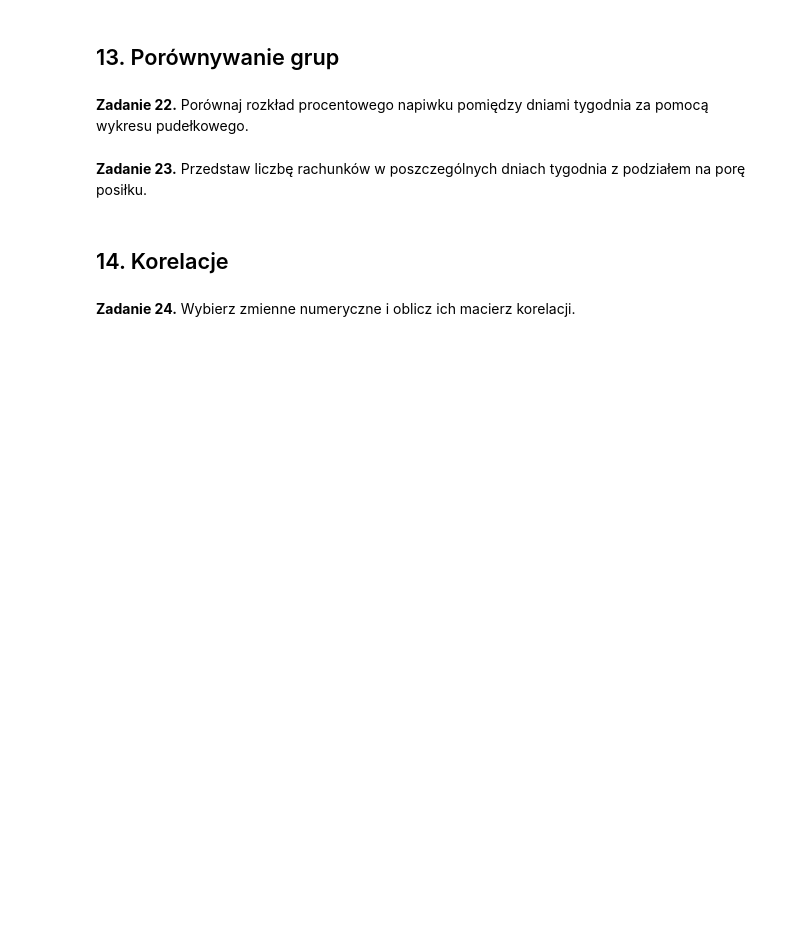
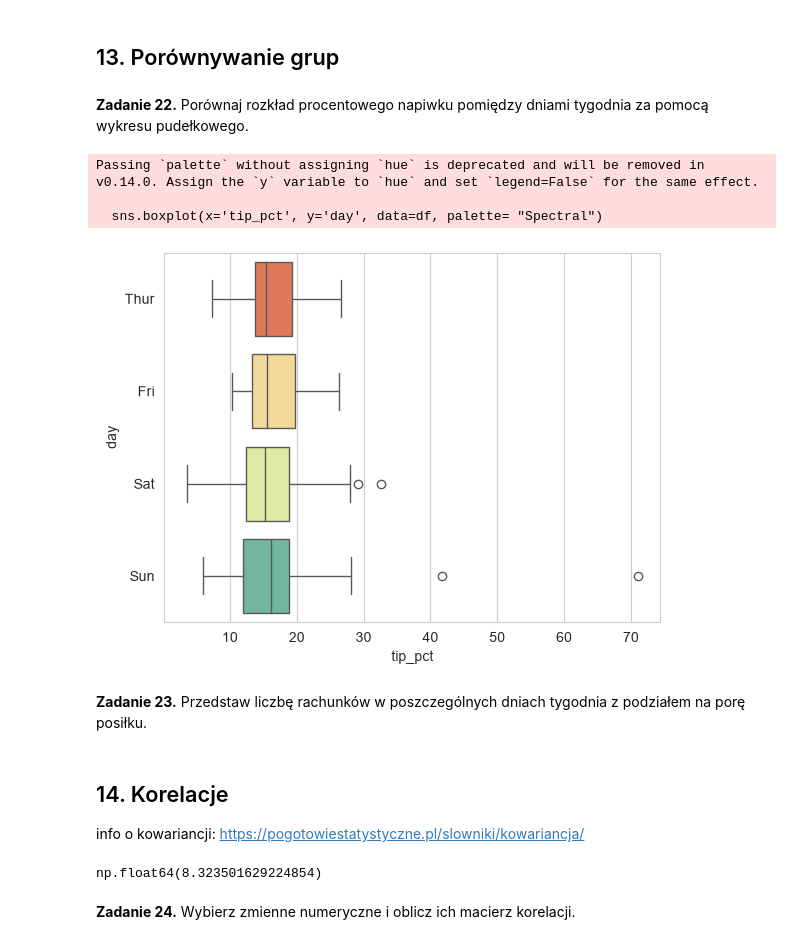
Before and after one commit to kingajutrzenka/Introduction-to-Data-Mining, a Jupyter notebook: 1les.ipynb, the cells around one changed output. Drawn from its saved outputs; the diff is of its cells as text; code cells hidden in the pictures; blank space fills up the shorter version.

```diff
--- a/1les.ipynb
+++ b/1les.ipynb
@@ -552,12 +552,26 @@ sns.lmplot(x='total_bill',y='tip', data=df, fit_reg=True)
 **Zadanie 22.** Porównaj rozkład procentowego napiwku pomiędzy dniami tygodnia za pomocą wykresu pudełkowego.
 # %%
 # Wpisz rozwiązanie tutaj
+sns.set_style("whitegrid")
+sns.boxplot(x='tip_pct', y='day', data=df, palette= "Spectral")
+plt.show()
+# %% [output]
+Passing `palette` without assigning `hue` is deprecated and will be removed in v0.14.0. Assign the `y` variable to `hue` and set `legend=False` for the same effect.
+
+  sns.boxplot(x='tip_pct', y='day', data=df, palette= "Spectral")
+[figure, added]
 # %% [markdown]
 **Zadanie 23.** Przedstaw liczbę rachunków w poszczególnych dniach tygodnia z podziałem na porę posiłku.
 # %%
 # Wpisz rozwiązanie tutaj
 # %% [markdown]
 ## 14. Korelacje
+
+info o kowariancji: https://pogotowiestatystyczne.pl/slowniki/kowariancja/
+# %%
+df["total_bill"].cov(df["tip"])
+# %% [output]
+np.float64(8.323501629224854)
 # %% [markdown]
 **Zadanie 24.** Wybierz zmienne numeryczne i oblicz ich macierz korelacji.
 # %%
```
Also changed, not shown: parts of 2 cells of this notebook.
